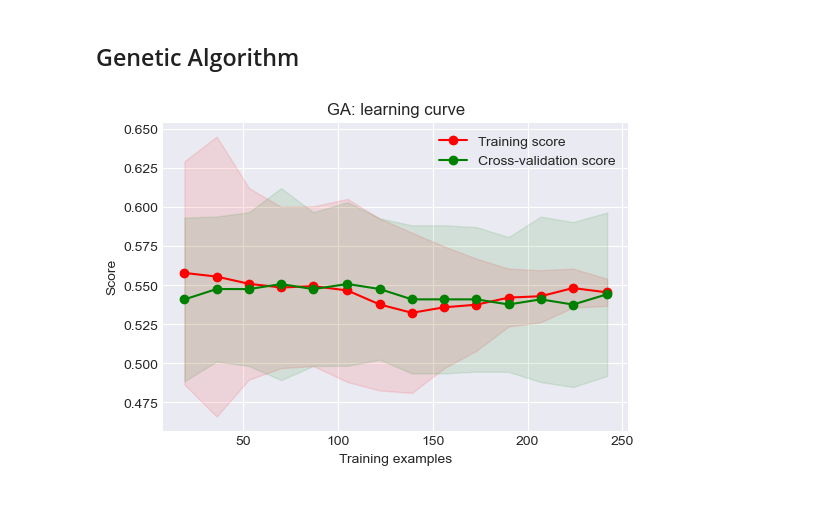
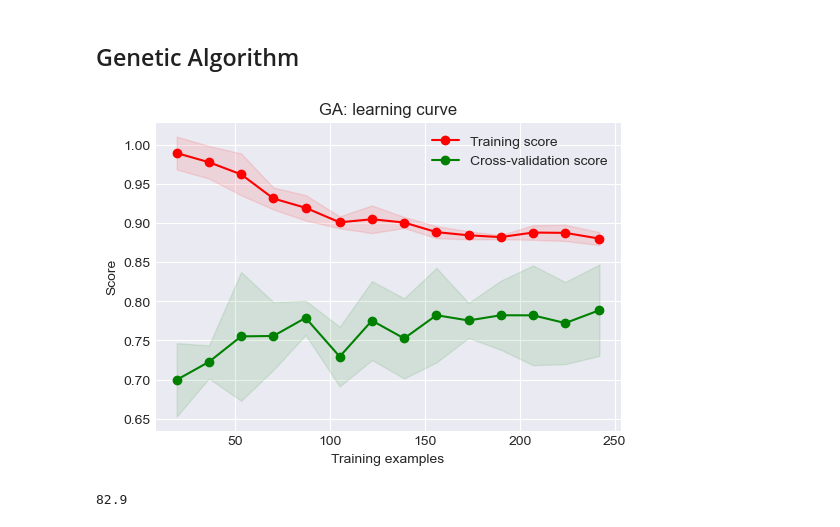
Before and after one commit to Alijafr/ML, a Jupyter notebook: assignment 2/code/Neural_Net.ipynb, the cells around one changed output. Drawn from its saved outputs; the diff is of its cells as text; code cells hidden in the pictures.

```diff
--- a/assignment 2/code/Neural_Net.ipynb
+++ b/assignment 2/code/Neural_Net.ipynb
@@ -341,13 +495,25 @@ plt.show()
 ## Genetic Algorithm
 # %%
 GA =  NeuralNetwork(hidden_nodes=[10,], activation='relu',
-                       algorithm='simulated_annealing', max_iters=1000,
-                       bias=True, is_classifier=True,mutation_prob=0.1, learning_rate=0.01,
-                       early_stopping=False, clip_max=1e10,random_state =102,pop_size =200,
+                       algorithm='genetic_alg', max_iters=300,
+                       bias=True, is_classifier=True,mutation_prob=0.1,
+                       early_stopping=True, clip_max=1e10,random_state =102,pop_size =200,
                        max_attempts=100, curve=False)
 title = 'GA: learning curve'
 plt = plot_learning_curve(GA,title,X,y.squeeze(1),n_jobs=-1)
 plt.savefig(save_folder+ "GA_learning_curve.pdf")
 plt.show()
 # %% [output]
-[figure, old version]
+[figure, new version]
+# %%
+GA =  NeuralNetwork(hidden_nodes=[10,], activation='relu',
+                       algorithm='genetic_alg', max_iters=300,
+                       bias=True, is_classifier=True,mutation_prob=0.2, learning_rate=0.1,
+                       early_stopping=True, clip_max=1e10,random_state =102,pop_size =10,
+                       max_attempts=100, curve=False)
+
+GA.fit(X_train, y_train)
+val_pred = round(100*accuracy_score(y_test,GA.predict(X_test)),1)
+print(val_pred)
+# %% [output]
+82.9
```
Also changed, not shown: parts of 42 cells of this notebook, 37 other files.
